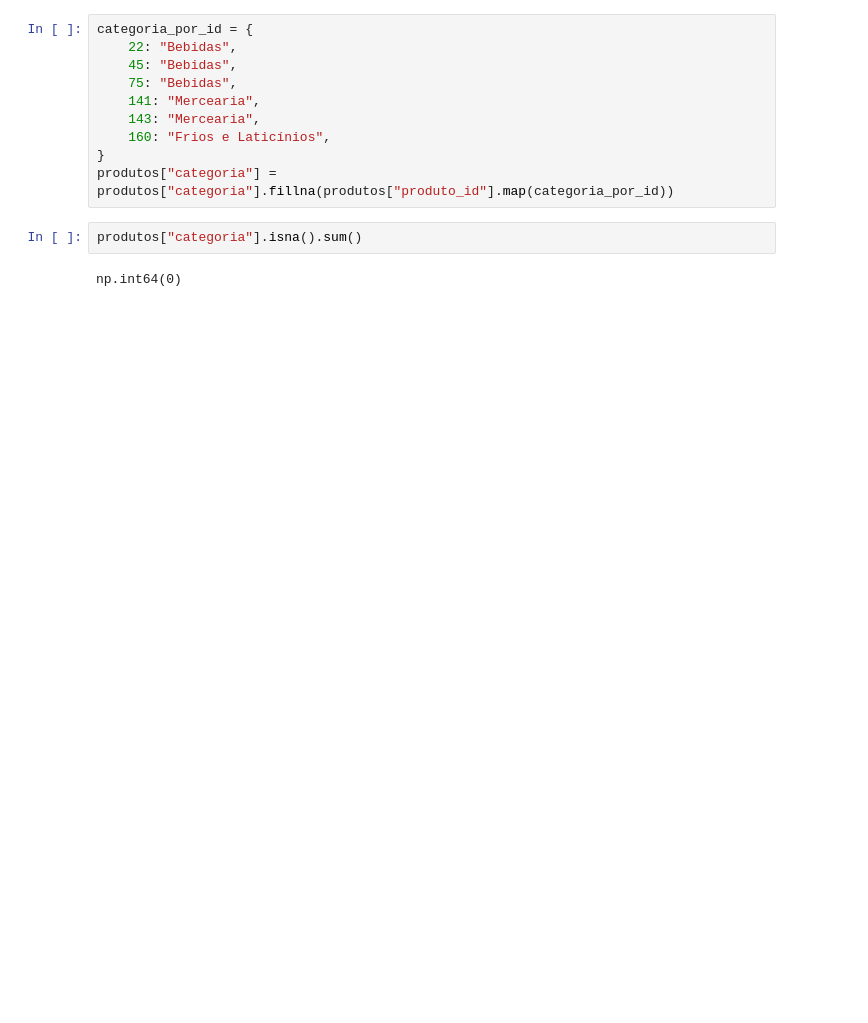
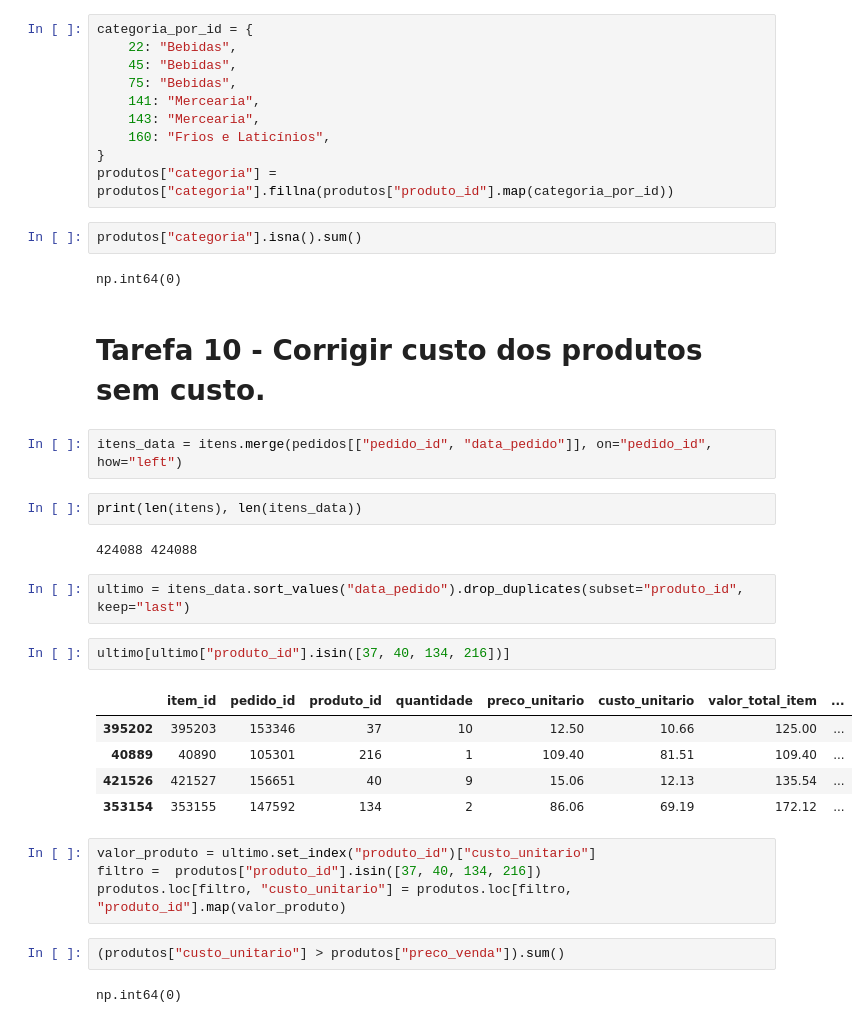
Before and after one commit to fernandesnic/distribuidora-vale-sul, a Jupyter notebook: notebooks/02_limpeza.ipynb, the cells around one changed output. Drawn from its saved outputs; the diff is of its cells as text; blank space fills up the shorter version.

Commit message:
Limpeza: produtos, itens e pagamentos (tarefas 10 a 15)

```diff
--- a/notebooks/02_limpeza.ipynb
+++ b/notebooks/02_limpeza.ipynb
@@ -206,3 +206,29 @@ produtos["categoria"] = produtos["categoria"].fillna(produtos["produto_id"].map(
 produtos["categoria"].isna().sum()
 # %% [output]
 np.int64(0)
+# %% [markdown]
+# Tarefa 10 - Corrigir custo dos produtos sem custo.
+# %%
+itens_data = itens.merge(pedidos[["pedido_id", "data_pedido"]], on="pedido_id", how="left")
+# %%
+print(len(itens), len(itens_data))
+# %% [output]
+424088 424088
+# %%
+ultimo = itens_data.sort_values("data_pedido").drop_duplicates(subset="produto_id", keep="last")
+# %%
+ultimo[ultimo["produto_id"].isin([37, 40, 134, 216])]
+# %% [output]
+|  | item_id | pedido_id | produto_id | quantidade | preco_unitario | custo_unitario | valor_total_item | ... |
+| 395202 | 395203 | 153346 | 37 | 10 | 12.50 | 10.66 | 125.00 | ... |
+| 40889 | 40890 | 105301 | 216 | 1 | 109.40 | 81.51 | 109.40 | ... |
+| 421526 | 421527 | 156651 | 40 | 9 | 15.06 | 12.13 | 135.54 | ... |
+| 353154 | 353155 | 147592 | 134 | 2 | 86.06 | 69.19 | 172.12 | ... |
+# %%
+valor_produto = ultimo.set_index("produto_id")["custo_unitario"]
+filtro =  produtos["produto_id"].isin([37, 40, 134, 216])
+produtos.loc[filtro, "custo_unitario"] = produtos.loc[filtro, "produto_id"].map(valor_produto)
+# %%
+(produtos["custo_unitario"] > produtos["preco_venda"]).sum()
+# %% [output]
+np.int64(0)
```
Also changed, not shown: parts of 17 cells of this notebook.
